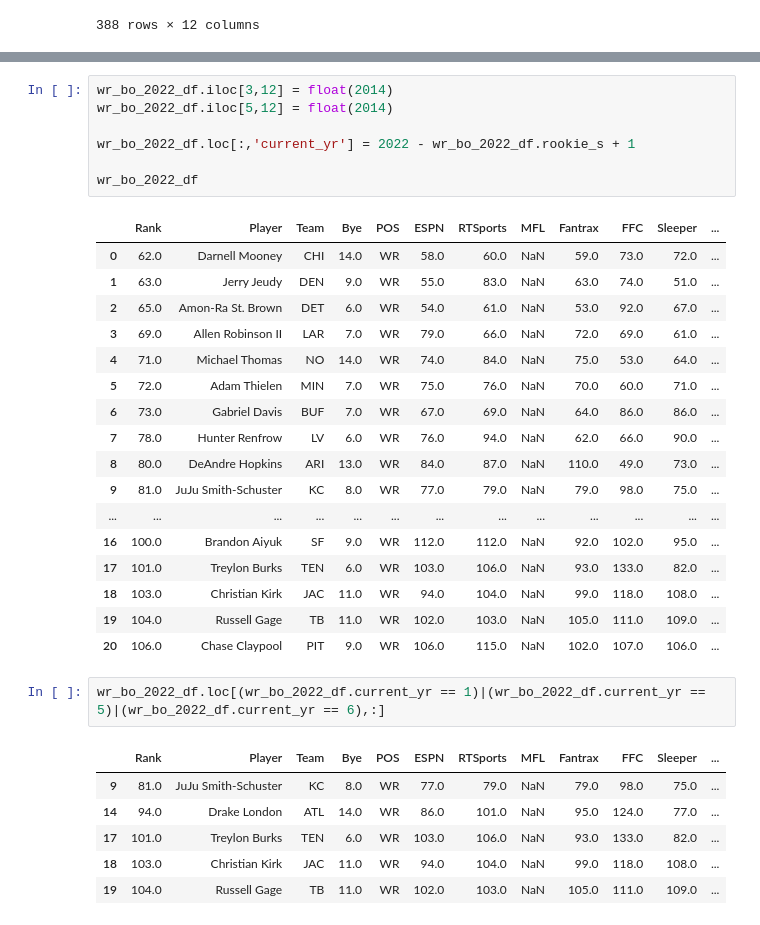
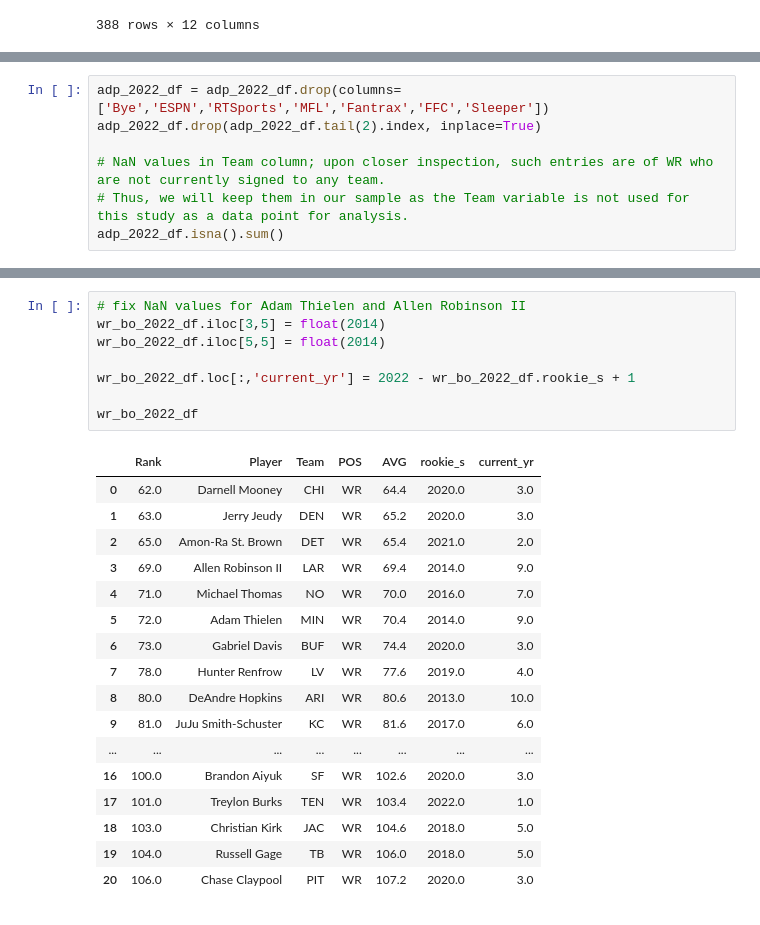
Before and after one commit to kumajimmy/fantasy_footballl_22, a Jupyter notebook: breakout_wr_2022.ipynb, the cells around one changed output, grey strips where cells are left out. Drawn from its saved outputs; the diff is of its cells as text.

```diff
--- a/breakout_wr_2022.ipynb
+++ b/breakout_wr_2022.ipynb
@@ -550,0 +526,7 @@ memory usage: 36.5+ KB
+# %%
+adp_2022_df = adp_2022_df.drop(columns=['Bye','ESPN','RTSports','MFL','Fantrax','FFC','Sleeper'])
+adp_2022_df.drop(adp_2022_df.tail(2).index, inplace=True)
+
+# NaN values in Team column; upon closer inspection, such entries are of WR who are not currently signed to any team.
+# Thus, we will keep them in our sample as the Team variable is not used for this study as a data point for analysis.
+adp_2022_df.isna().sum()
@@ -597,34 +598,26 @@ wr_bo_2022_df
 # %%
-wr_bo_2022_df.iloc[3,12] = float(2014)
-wr_bo_2022_df.iloc[5,12] = float(2014)
+# fix NaN values for Adam Thielen and Allen Robinson II
+wr_bo_2022_df.iloc[3,5] = float(2014)
+wr_bo_2022_df.iloc[5,5] = float(2014)
 
 wr_bo_2022_df.loc[:,'current_yr'] = 2022 - wr_bo_2022_df.rookie_s + 1
 
 wr_bo_2022_df
 # %% [output]
-|  | Rank | Player | Team | Bye | POS | ESPN | RTSports | MFL | Fantrax | FFC | Sleeper | ... |
-| 0 | 62.0 | Darnell Mooney | CHI | 14.0 | WR | 58.0 | 60.0 | NaN | 59.0 | 73.0 | 72.0 | ... |
-| 1 | 63.0 | Jerry Jeudy | DEN | 9.0 | WR | 55.0 | 83.0 | NaN | 63.0 | 74.0 | 51.0 | ... |
-| 2 | 65.0 | Amon-Ra St. Brown | DET | 6.0 | WR | 54.0 | 61.0 | NaN | 53.0 | 92.0 | 67.0 | ... |
-| 3 | 69.0 | Allen Robinson II | LAR | 7.0 | WR | 79.0 | 66.0 | NaN | 72.0 | 69.0 | 61.0 | ... |
-| 4 | 71.0 | Michael Thomas | NO | 14.0 | WR | 74.0 | 84.0 | NaN | 75.0 | 53.0 | 64.0 | ... |
-| 5 | 72.0 | Adam Thielen | MIN | 7.0 | WR | 75.0 | 76.0 | NaN | 70.0 | 60.0 | 71.0 | ... |
-| 6 | 73.0 | Gabriel Davis | BUF | 7.0 | WR | 67.0 | 69.0 | NaN | 64.0 | 86.0 | 86.0 | ... |
-| 7 | 78.0 | Hunter Renfrow | LV | 6.0 | WR | 76.0 | 94.0 | NaN | 62.0 | 66.0 | 90.0 | ... |
-| 8 | 80.0 | DeAndre Hopkins | ARI | 13.0 | WR | 84.0 | 87.0 | NaN | 110.0 | 49.0 | 73.0 | ... |
-| 9 | 81.0 | JuJu Smith-Schuster | KC | 8.0 | WR | 77.0 | 79.0 | NaN | 79.0 | 98.0 | 75.0 | ... |
-| ... | ... | ... | ... | ... | ... | ... | ... | ... | ... | ... | ... | ... |
-| 16 | 100.0 | Brandon Aiyuk | SF | 9.0 | WR | 112.0 | 112.0 | NaN | 92.0 | 102.0 | 95.0 | ... |
-| 17 | 101.0 | Treylon Burks | TEN | 6.0 | WR | 103.0 | 106.0 | NaN | 93.0 | 133.0 | 82.0 | ... |
-| 18 | 103.0 | Christian Kirk | JAC | 11.0 | WR | 94.0 | 104.0 | NaN | 99.0 | 118.0 | 108.0 | ... |
-| 19 | 104.0 | Russell Gage | TB | 11.0 | WR | 102.0 | 103.0 | NaN | 105.0 | 111.0 | 109.0 | ... |
-| 20 | 106.0 | Chase Claypool | PIT | 9.0 | WR | 106.0 | 115.0 | NaN | 102.0 | 107.0 | 106.0 | ... |
+|  | Rank | Player | Team | POS | AVG | rookie_s | current_yr |
+| 0 | 62.0 | Darnell Mooney | CHI | WR | 64.4 | 2020.0 | 3.0 |
+| 1 | 63.0 | Jerry Jeudy | DEN | WR | 65.2 | 2020.0 | 3.0 |
+| 2 | 65.0 | Amon-Ra St. Brown | DET | WR | 65.4 | 2021.0 | 2.0 |
+| 3 | 69.0 | Allen Robinson II | LAR | WR | 69.4 | 2014.0 | 9.0 |
+| 4 | 71.0 | Michael Thomas | NO | WR | 70.0 | 2016.0 | 7.0 |
+| 5 | 72.0 | Adam Thielen | MIN | WR | 70.4 | 2014.0 | 9.0 |
+| 6 | 73.0 | Gabriel Davis | BUF | WR | 74.4 | 2020.0 | 3.0 |
+| 7 | 78.0 | Hunter Renfrow | LV | WR | 77.6 | 2019.0 | 4.0 |
+| 8 | 80.0 | DeAndre Hopkins | ARI | WR | 80.6 | 2013.0 | 10.0 |
+| 9 | 81.0 | JuJu Smith-Schuster | KC | WR | 81.6 | 2017.0 | 6.0 |
+| ... | ... | ... | ... | ... | ... | ... | ... |
+| 16 | 100.0 | Brandon Aiyuk | SF | WR | 102.6 | 2020.0 | 3.0 |
+| 17 | 101.0 | Treylon Burks | TEN | WR | 103.4 | 2022.0 | 1.0 |
+| 18 | 103.0 | Christian Kirk | JAC | WR | 104.6 | 2018.0 | 5.0 |
+| 19 | 104.0 | Russell Gage | TB | WR | 106.0 | 2018.0 | 5.0 |
+| 20 | 106.0 | Chase Claypool | PIT | WR | 107.2 | 2020.0 | 3.0 |
-# %%
-wr_bo_2022_df.loc[(wr_bo_2022_df.current_yr == 1)|(wr_bo_2022_df.current_yr == 5)|(wr_bo_2022_df.current_yr == 6),:]
-# %% [output]
-|  | Rank | Player | Team | Bye | POS | ESPN | RTSports | MFL | Fantrax | FFC | Sleeper | ... |
-| 9 | 81.0 | JuJu Smith-Schuster | KC | 8.0 | WR | 77.0 | 79.0 | NaN | 79.0 | 98.0 | 75.0 | ... |
-| 14 | 94.0 | Drake London | ATL | 14.0 | WR | 86.0 | 101.0 | NaN | 95.0 | 124.0 | 77.0 | ... |
-| 17 | 101.0 | Treylon Burks | TEN | 6.0 | WR | 103.0 | 106.0 | NaN | 93.0 | 133.0 | 82.0 | ... |
-| 18 | 103.0 | Christian Kirk | JAC | 11.0 | WR | 94.0 | 104.0 | NaN | 99.0 | 118.0 | 108.0 | ... |
-| 19 | 104.0 | Russell Gage | TB | 11.0 | WR | 102.0 | 103.0 | NaN | 105.0 | 111.0 | 109.0 | ... |
```
Also changed, not shown: parts of 20 cells of this notebook.
